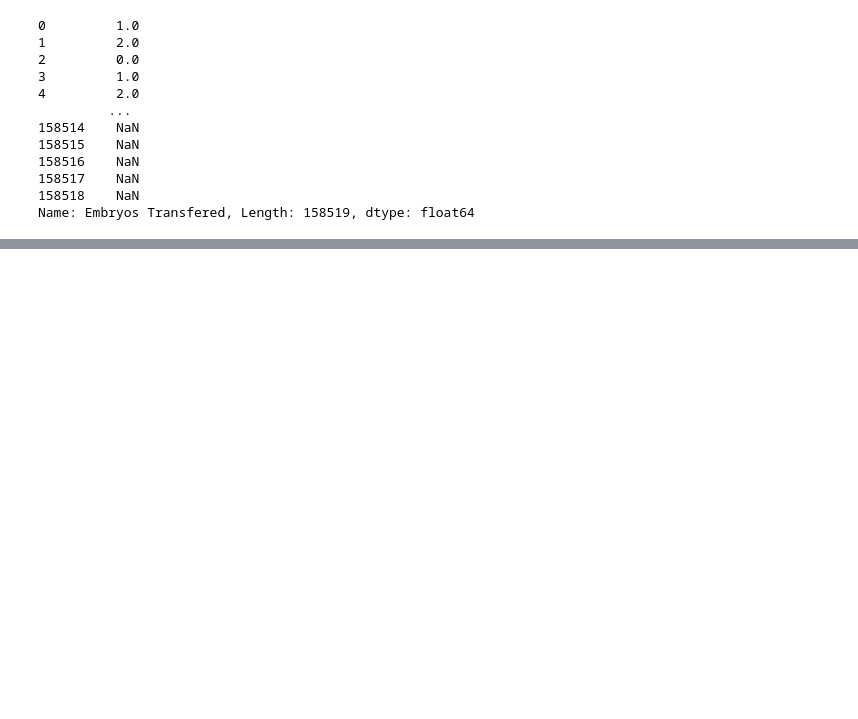
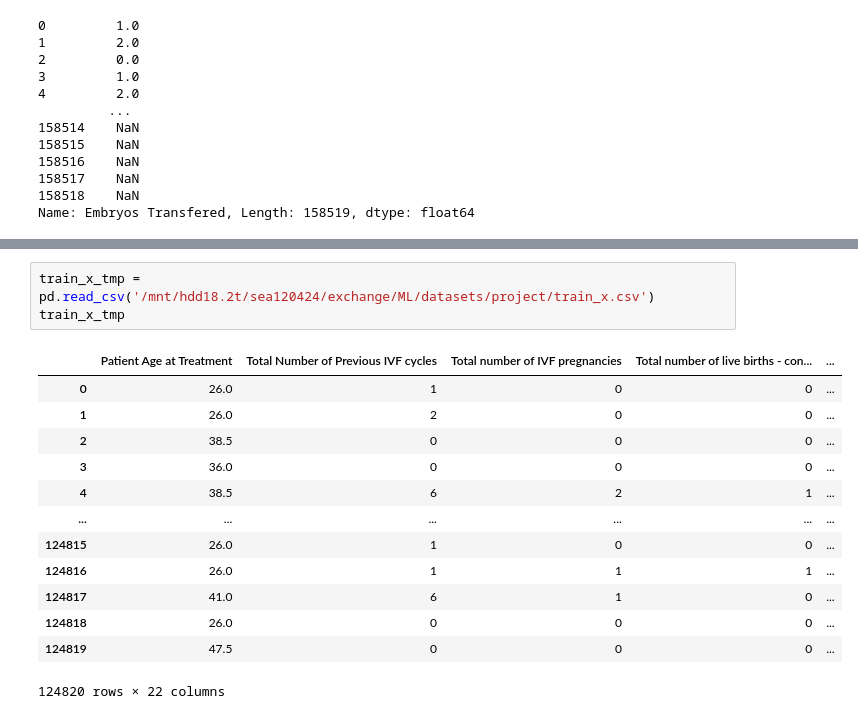
Before and after one commit to ecdison/Group9_MachineLearningHC, a Jupyter notebook: data_anlysis.ipynb, the cells around one changed output, grey strips where cells are left out. Saved outputs shown, nothing was run; the diff lists cells and outputs as text; blank space fills up the shorter version.

```diff
--- a/data_anlysis.ipynb
+++ b/data_anlysis.ipynb
@@ -176,0 +450,17 @@ plt.scatter(x = MaleSecondary, y = NumberOfLiveBirth, alpha=0.1)
+# %%
+train_x_tmp = pd.read_csv('/mnt/hdd18.2t/sea120424/exchange/ML/datasets/project/train_x.csv')
+train_x_tmp
+# %% [output]
+|  | Patient Age at Treatment | Total Number of Previous IVF cycles | Total number of IVF pregnancies | Total number of live births - con... | ... |
+| 0 | 26.0 | 1 | 0 | 0 | ... |
+| 1 | 26.0 | 2 | 0 | 0 | ... |
+| 2 | 38.5 | 0 | 0 | 0 | ... |
+| 3 | 36.0 | 0 | 0 | 0 | ... |
+| 4 | 38.5 | 6 | 2 | 1 | ... |
+| ... | ... | ... | ... | ... | ... |
+| 124815 | 26.0 | 1 | 0 | 0 | ... |
+| 124816 | 26.0 | 1 | 1 | 1 | ... |
+| 124817 | 41.0 | 6 | 1 | 0 | ... |
+| 124818 | 26.0 | 0 | 0 | 0 | ... |
+| 124819 | 47.5 | 0 | 0 | 0 | ... |
+124820 rows × 22 columns
```
Also changed, not shown: parts of 29 cells of this notebook, 1 other file.
